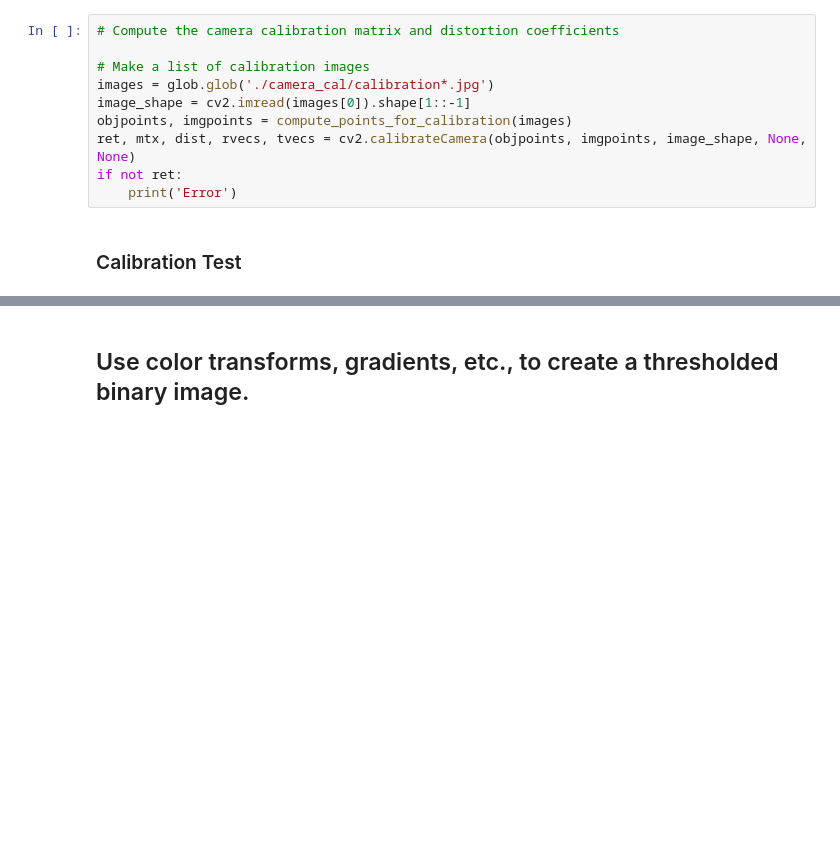
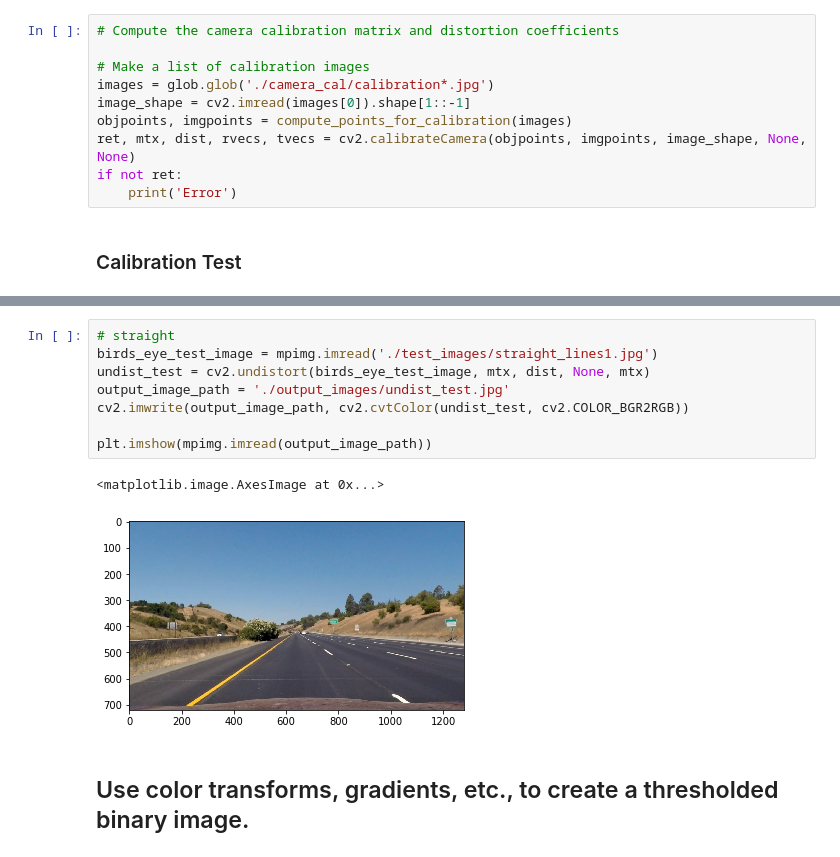
Before and after one commit to kmiya/CarND-Advanced-Lane-Lines, a Jupyter notebook: Lane_line.ipynb, the cells around one changed output, grey strips where cells are left out. Drawn from its saved outputs; the diff is of its cells as text; blank space fills up the shorter version.

```diff
--- a/Lane_line.ipynb
+++ b/Lane_line.ipynb
@@ -118,3 +121,14 @@ plt.imshow(mpimg.imread(output_image_path))
+# %%
+# straight
+birds_eye_test_image = mpimg.imread('./test_images/straight_lines1.jpg')
+undist_test = cv2.undistort(birds_eye_test_image, mtx, dist, None, mtx)
+output_image_path = './output_images/undist_test.jpg'
+cv2.imwrite(output_image_path, cv2.cvtColor(undist_test, cv2.COLOR_BGR2RGB))
+
+plt.imshow(mpimg.imread(output_image_path))
+# %% [output]
+<matplotlib.image.AxesImage at 0x...>
+[figure, added]
 # %% [markdown]
 ## Use color transforms, gradients, etc., to create a thresholded binary image.
 # %%
```
Also changed, not shown: parts of 13 cells of this notebook, 15 other files.
